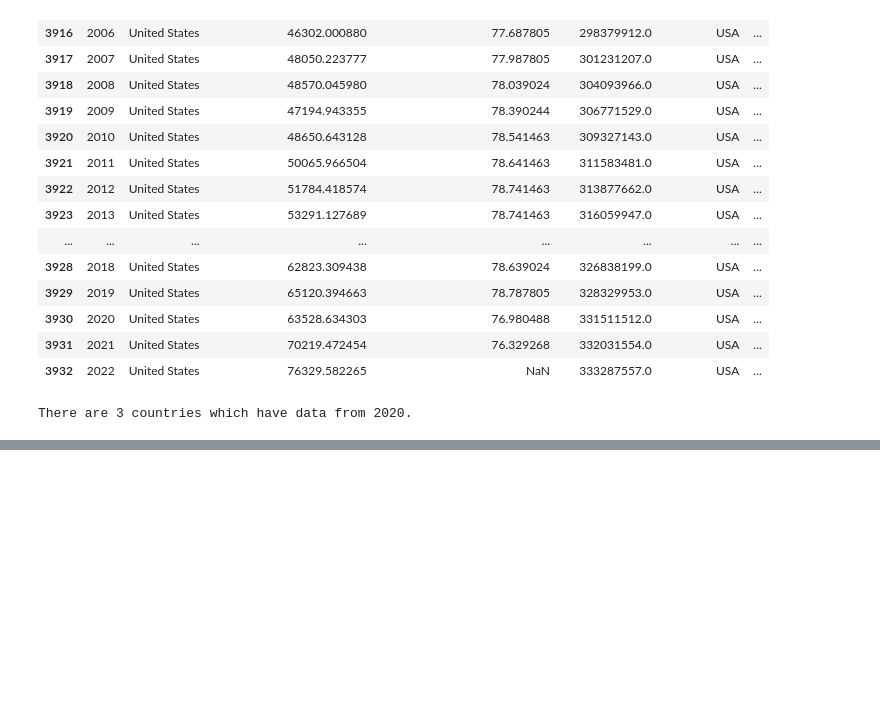
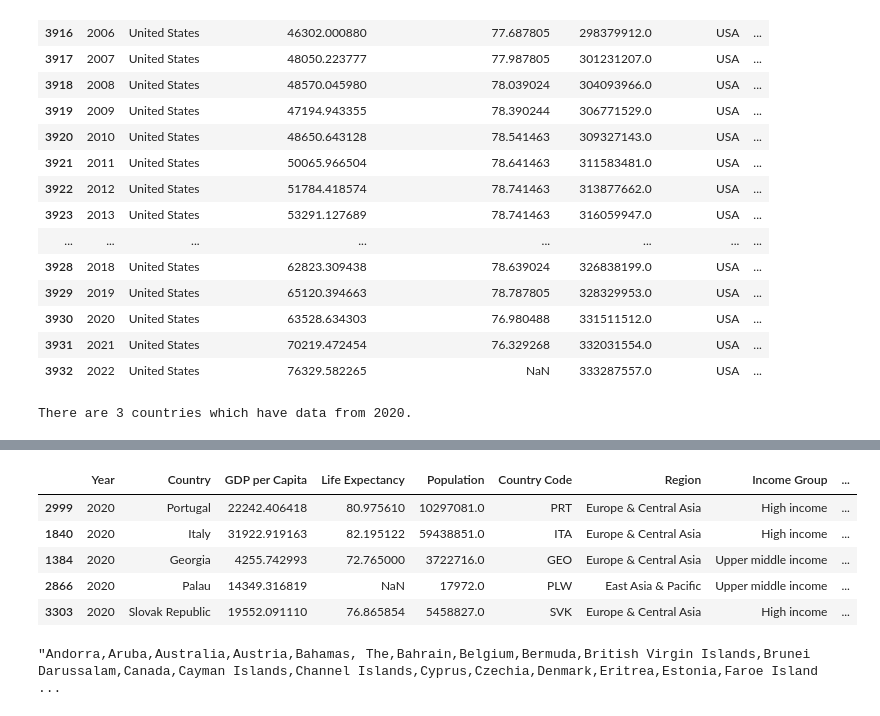
Before and after one commit to tsnow2010/umbc_data690_fall2024, a Jupyter notebook: Class Notes/oct_16_2024.ipynb, the cells around one changed output, grey strips where cells are left out. Drawn from its saved outputs; the diff is of its cells as text; code cells hidden in the pictures; blank space fills up the shorter version.

```diff
--- a/Class Notes/oct_16_2024.ipynb
+++ b/Class Notes/oct_16_2024.ipynb
@@ -138,0 +158,9 @@ df2.sample(3)
+# %%
+df2.sample(5)
+# %% [output]
+|  | Year | Country | GDP per Capita | Life Expectancy | Population | Country Code | Region | Income Group | ... |
+| 2999 | 2020 | Portugal | 22242.406418 | 80.975610 | 10297081.0 | PRT | Europe & Central Asia | High income | ... |
+| 1840 | 2020 | Italy | 31922.919163 | 82.195122 | 59438851.0 | ITA | Europe & Central Asia | High income | ... |
+| 1384 | 2020 | Georgia | 4255.742993 | 72.765000 | 3722716.0 | GEO | Europe & Central Asia | Upper middle income | ... |
+| 2866 | 2020 | Palau | 14349.316819 | NaN | 17972.0 | PLW | East Asia & Pacific | Upper middle income | ... |
+| 3303 | 2020 | Slovak Republic | 19552.091110 | 76.865854 | 5458827.0 | SVK | Europe & Central Asia | High income | ... |
@@ -138,0 +169,7 @@ df2.sample(3)
+# %%
+# Converts Series into a list
+list_4th = list(df_4th['Country'])
+# Converts list into .csv like format
+','.join(list_4th)
+# %% [output]
+"Andorra,Aruba,Australia,Austria,Bahamas, The,Bahrain,Belgium,Bermuda,British Virgin Islands,Brunei Darussalam,Canada,Cayman Islands,Channel Islands,Cyprus,Czechia,Denmark,Eritrea,Estonia,Faroe Island ...
```
Also changed, not shown: parts of 8 cells of this notebook.
